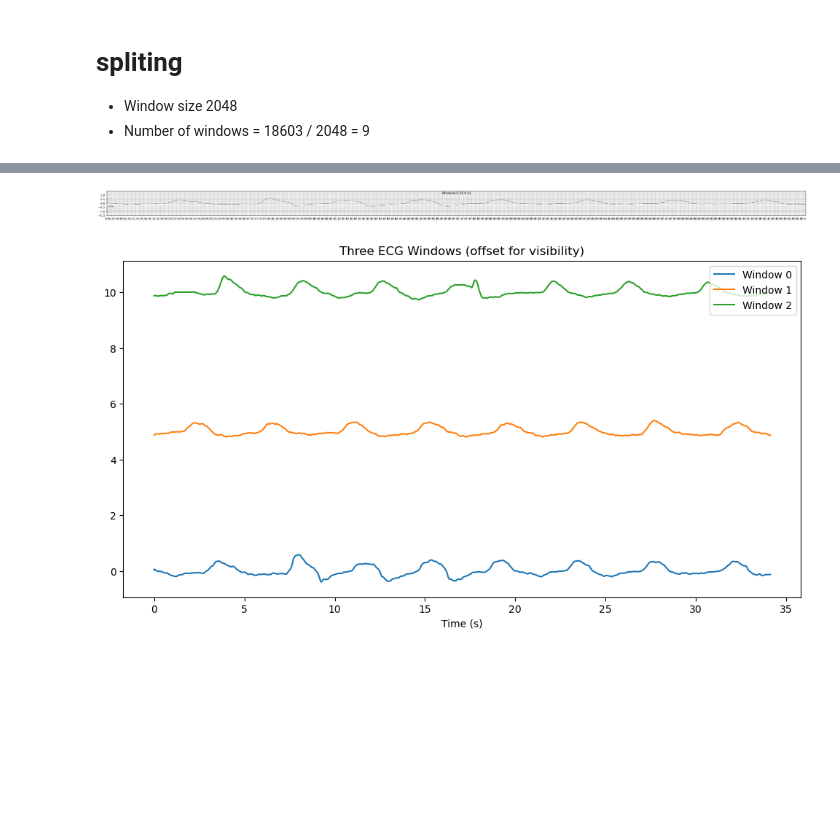
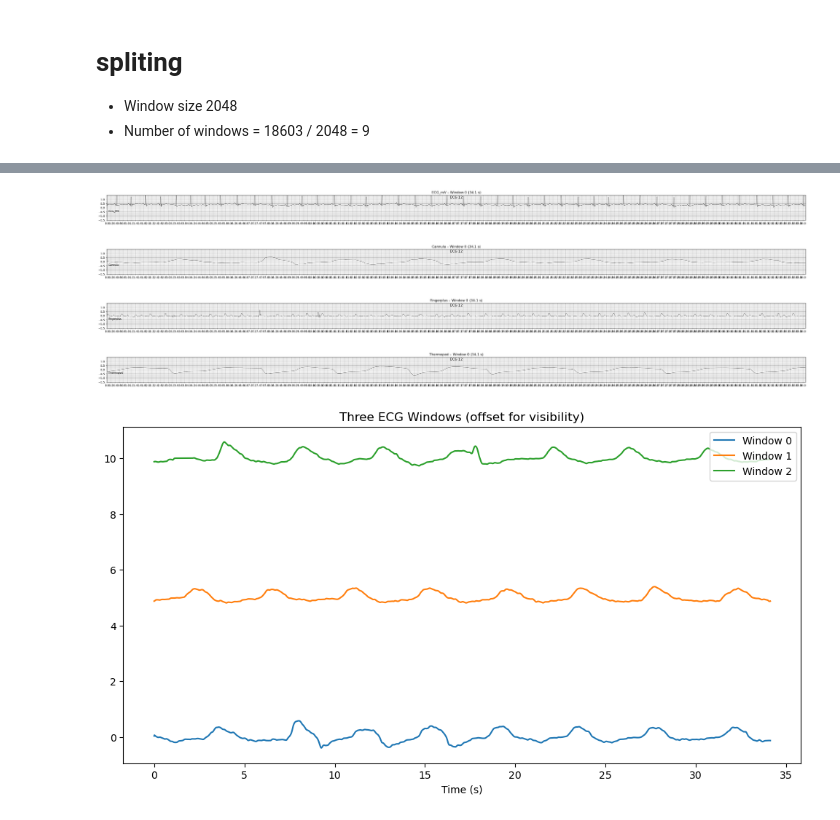
Before and after one commit to sssabere/Modeling_Breathing_Signals-, a Jupyter notebook: study1/Resting.ipynb, the cells around one changed output, grey strips where cells are left out. Cells and saved outputs as stored; diff of their text form; code cells hidden in the pictures; blank space fills up the shorter version.

```diff
--- a/study1/Resting.ipynb
+++ b/study1/Resting.ipynb
@@ -17,8 +0,0 @@ print("Size (MB):", p.stat().st_size / 1e6)
-# %%
-p = r"C:\Users\saber\thesis_second_try\data\Rest\Pupil_Preprocessed\aggregated_data_combined.mat"
-
-with open(p, "rb") as f:
-    head = f.read(128)
-
-print(head[:32])
-print(head)
@@ -263,8 +85,11 @@ mat_path = r"C:\Users\saber\thesis_second_try\data\Rest\Respiration_ECG_Raw\rest
 m = loadmat(mat_path, squeeze_me=True, struct_as_record=False)
 print(m)
 
-ecg = np.asarray(m["resting_state"].Cannula).squeeze().reshape(1, -1)
 fs = 1000
+ecg = np.asarray(m["resting_state"].ECG).squeeze().reshape(1, -1)
+fingerplus = np.asarray(m["resting_state"].Fingerpulse).squeeze().reshape(1, -1)
+cannula = np.asarray(m["resting_state"].Cannula).squeeze().reshape(1, -1)
+thermopod = np.asarray(m["resting_state"].Thermopod).squeeze().reshape(1, -1)
 print(ecg)
 # %% [output]
 {'__header__': b'MATLAB 5.0 MAT-file, Platform: PCWIN64, Created on: Fri Feb  2 11:44:46 2024', '__version__': '1.0', '__globals__': [], 'resting_state': <scipy.io.matlab._mio5_params.mat_struct objec ...
@@ -397,23 +304,32 @@ leftover samples dropped: 172
 # %%
-import ecg_plot
-import matplotlib.pyplot as plt
 
 
-i = 0  # choose window index
+import matplotlib.pyplot as plt
+import ecg_plot
 
-ecg_win = windows[i].reshape(1, -1)  # ecg_plot expects (leads, samples)
+fs = 60
+i = 0  # window index
 
-ecg_plot.plot(
-    ecg_win,
-    sample_rate=60,
-    lead_index=["ECG"],
-    style="bw",
-    columns=1,
-    title=f"Window {i} ({ecg_win.shape[1]/fs:.1f} s)"
-)
-plt.show()
+for name, win_array in windows_dict.items():
+    win = win_array[i].reshape(1, -1)  # (1, samples)
+
+    ecg_plot.plot(
+        win,
+        sample_rate=fs,
+        lead_index=[name],
+        style="bw",
+        columns=1
+    )
+
+    # AI used here
+    # Override the default "ECG 12" title
+    plt.gca().set_title(f"{name} – Window {i} ({win.shape[1]/fs:.1f} s)")
+    plt.show()
 # %% [output]
-[figure, old version]
+[figure, new version]
+[figure, added]
+[figure, added]
+[figure, added]
 # %%
 import matplotlib.pyplot as plt
 
```
Also changed, not shown: parts of 27 cells of this notebook, 2 other files.
